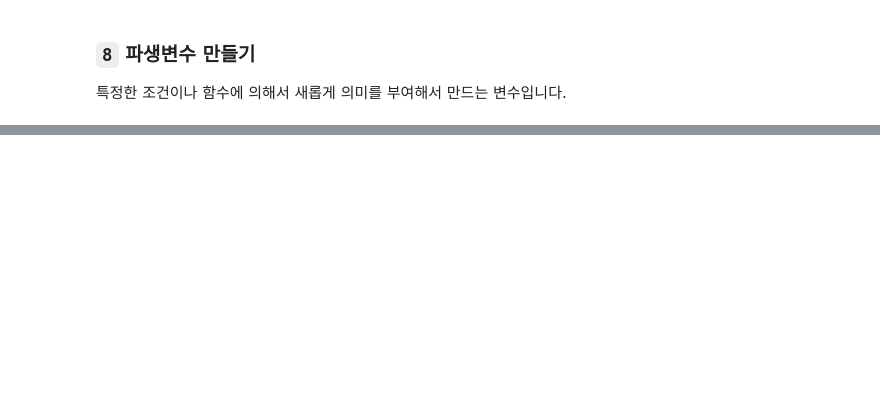
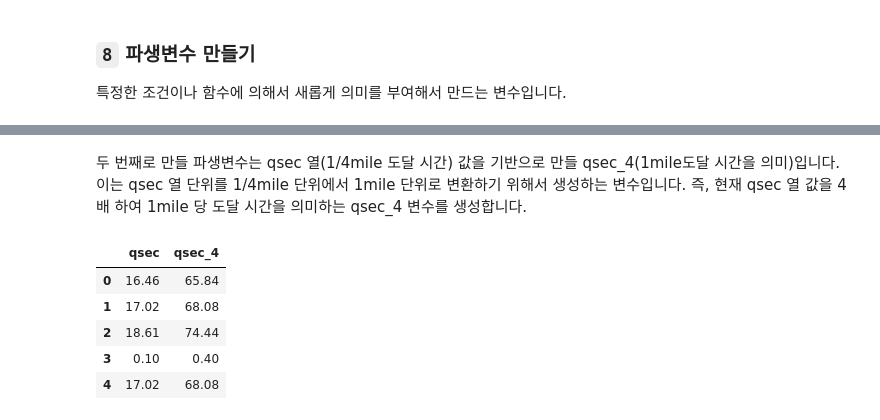
Before and after one commit to pinkocto/BP2022, a Jupyter notebook: _notebooks/2022-11-14-bigdata-test-study.ipynb, the cells around one changed output, grey strips where cells are left out. Cells and saved outputs as stored; diff of their text form; code cells hidden in the pictures; blank space fills up the shorter version.

```diff
--- a/_notebooks/2022-11-14-bigdata-test-study.ipynb
+++ b/_notebooks/2022-11-14-bigdata-test-study.ipynb
@@ -758,0 +759,14 @@ X.head()
+# %% [markdown]
+두 번째로 만들 파생변수는 qsec 열(1/4mile 도달 시간) 값을 기반으로 만들 qsec_4(1mile도달 시간을 의미)입니다. 이는 qsec 열 단위를 1/4mile 단위에서 1mile 단위로 변환하기 위해서 생성하는 변수입니다. 즉, 현재 qsec 열 값을 4배 하여 1mile 당 도달 시간을 의미하는 qsec_4 변수를 생성합니다.
+# %%
+# qsec 열에 4를 곱한 결과를 qsec_4열에 저장하기
+X['qsec_4'] = X['qsec'] * 4
+
+X[['qsec','qsec_4']].head()
+# %% [output]
+|  | qsec | qsec_4 |
+| 0 | 16.46 | 65.84 |
+| 1 | 17.02 | 68.08 |
+| 2 | 18.61 | 74.44 |
+| 3 | 0.10 | 0.40 |
+| 4 | 17.02 | 68.08 |
```
Also changed, not shown: parts of 40 cells of this notebook.
